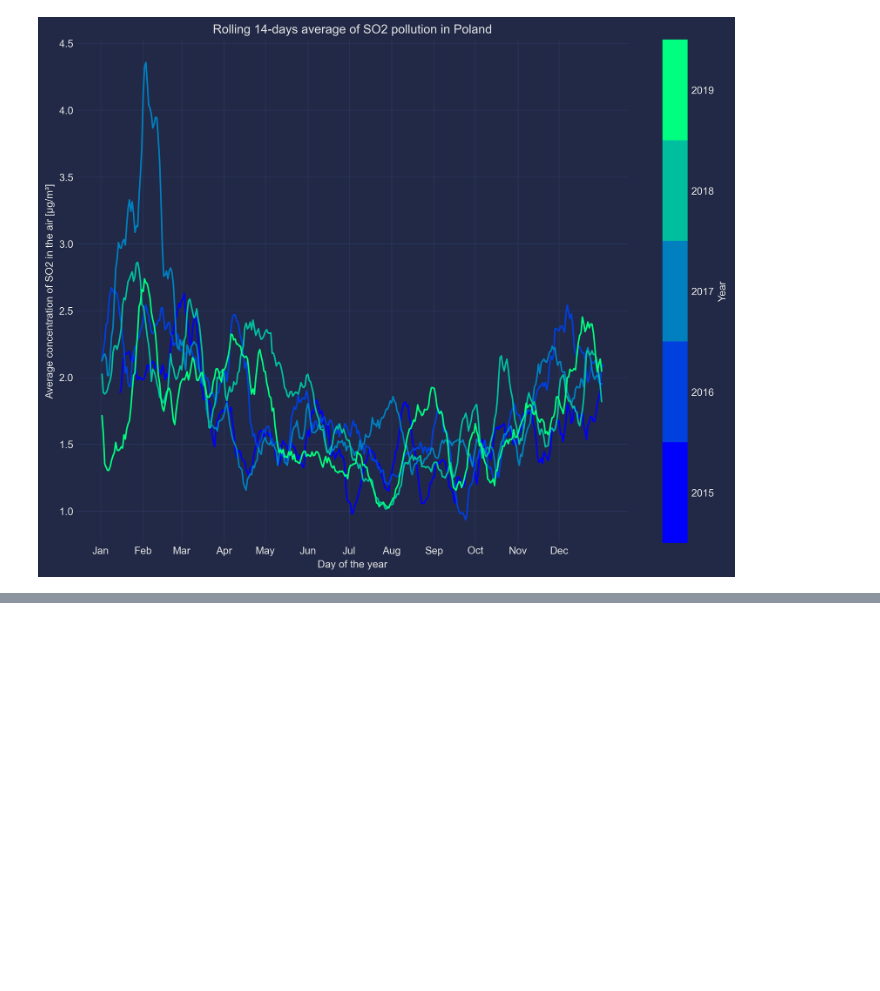
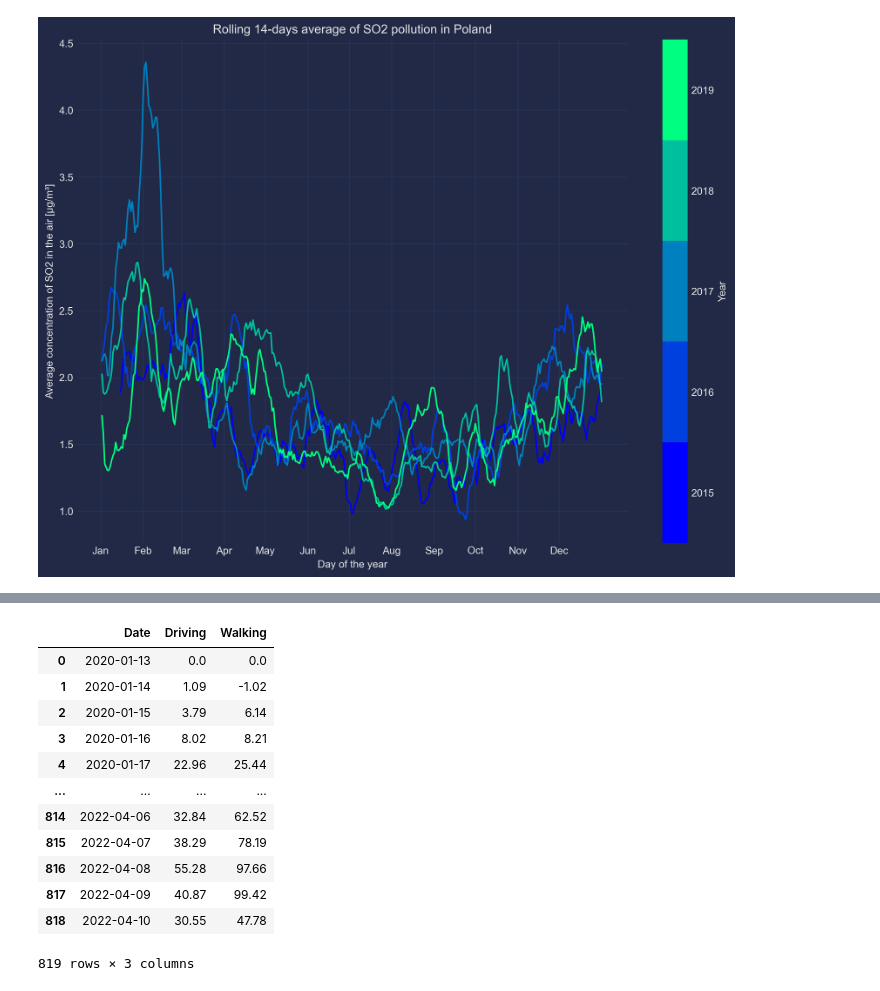
Before and after one commit to DominikRafacz/polish-air-quality-data-analysis, a Jupyter notebook: mock_plots.ipynb, the cells around one changed output, grey strips where cells are left out. Saved outputs shown, nothing was run; the diff lists cells and outputs as text; code cells hidden in the pictures; blank space fills up the shorter version.

```diff
--- a/mock_plots.ipynb
+++ b/mock_plots.ipynb
@@ -90,0 +116,16 @@ with plt.style.context(style_url):
+# %%
+df_mobility_Poland
+# %% [output]
+|  | Date | Driving | Walking |
+| 0 | 2020-01-13 | 0.0 | 0.0 |
+| 1 | 2020-01-14 | 1.09 | -1.02 |
+| 2 | 2020-01-15 | 3.79 | 6.14 |
+| 3 | 2020-01-16 | 8.02 | 8.21 |
+| 4 | 2020-01-17 | 22.96 | 25.44 |
+| ... | ... | ... | ... |
+| 814 | 2022-04-06 | 32.84 | 62.52 |
+| 815 | 2022-04-07 | 38.29 | 78.19 |
+| 816 | 2022-04-08 | 55.28 | 97.66 |
+| 817 | 2022-04-09 | 40.87 | 99.42 |
+| 818 | 2022-04-10 | 30.55 | 47.78 |
+819 rows × 3 columns
```
Also changed, not shown: parts of 4 cells of this notebook, 1 other file.
